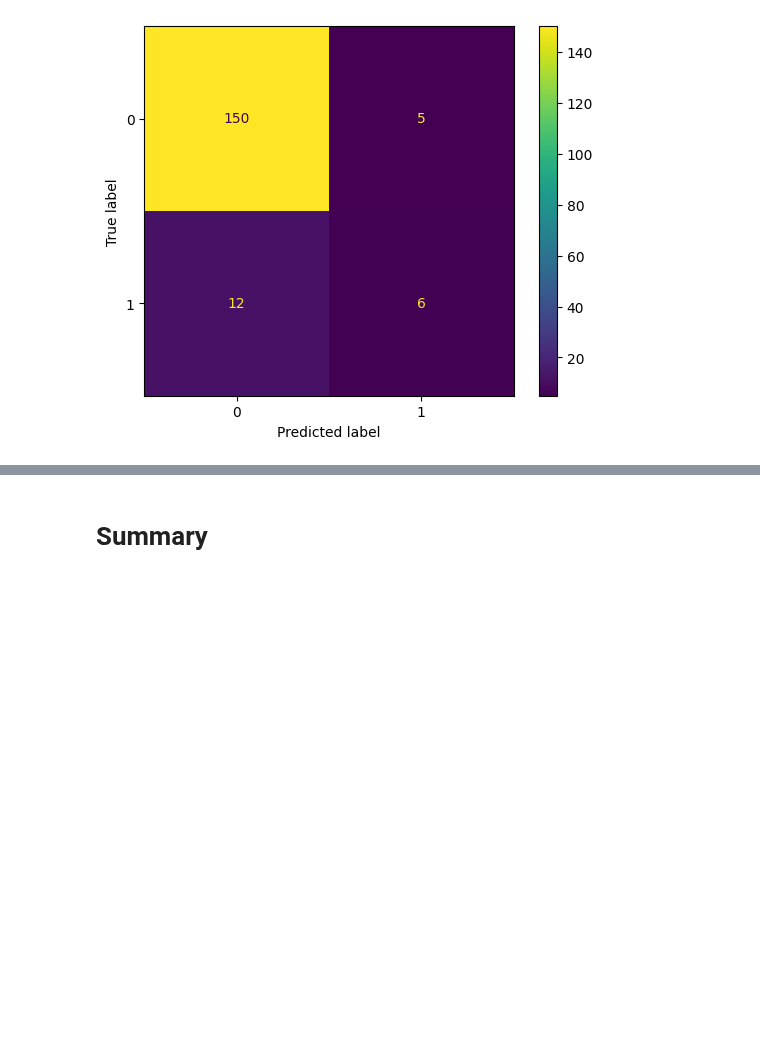
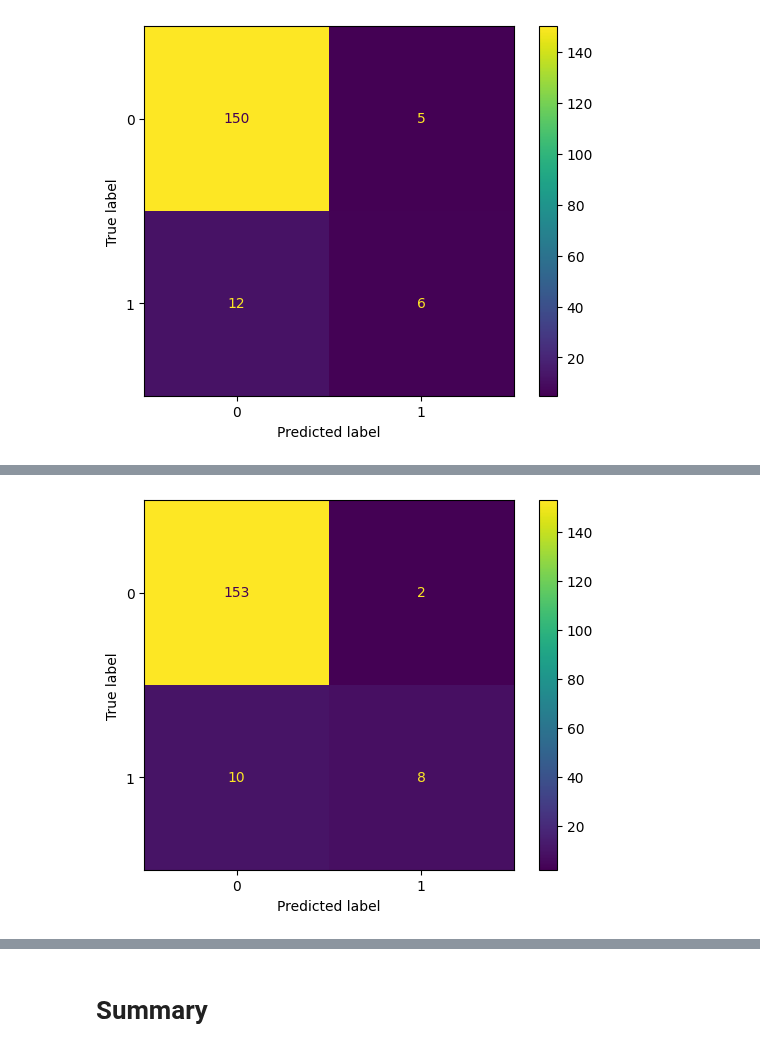
Before and after one commit to mohamedrezk122/covid-19-outcome-prediction, a Jupyter notebook: analysis.ipynb, the cells around one changed output, grey strips where cells are left out. Cells and saved outputs as stored; diff of their text form; code cells hidden in the pictures; blank space fills up the shorter version.

```diff
--- a/analysis.ipynb
+++ b/analysis.ipynb
@@ -370,0 +441,4 @@ display_confusion_matrix(y_test, y_pred_gnb)
+# %%
+display_confusion_matrix(y_test, y_pred_pca_gnb)
+# %% [output]
+[figure, added]
```
Also changed, not shown: parts of 17 cells of this notebook.
